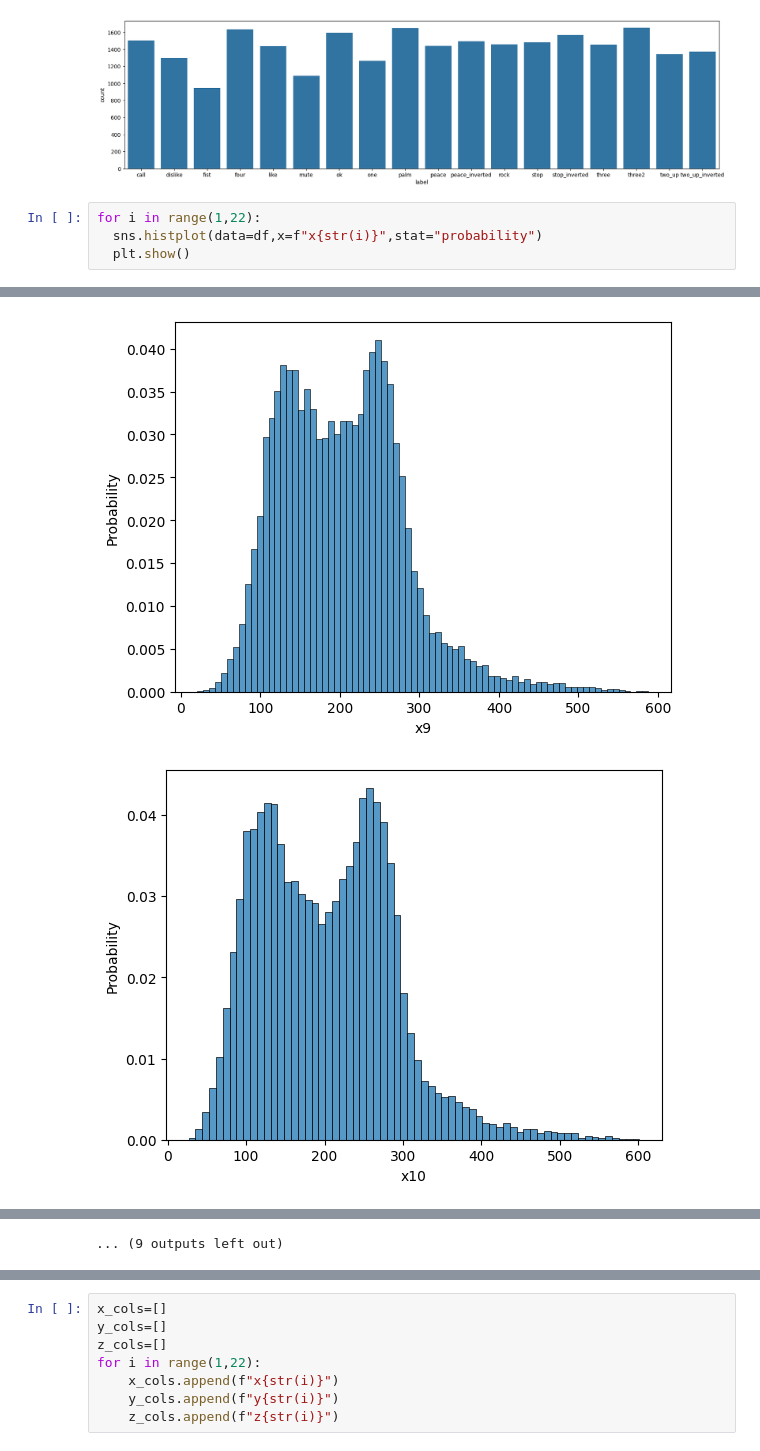
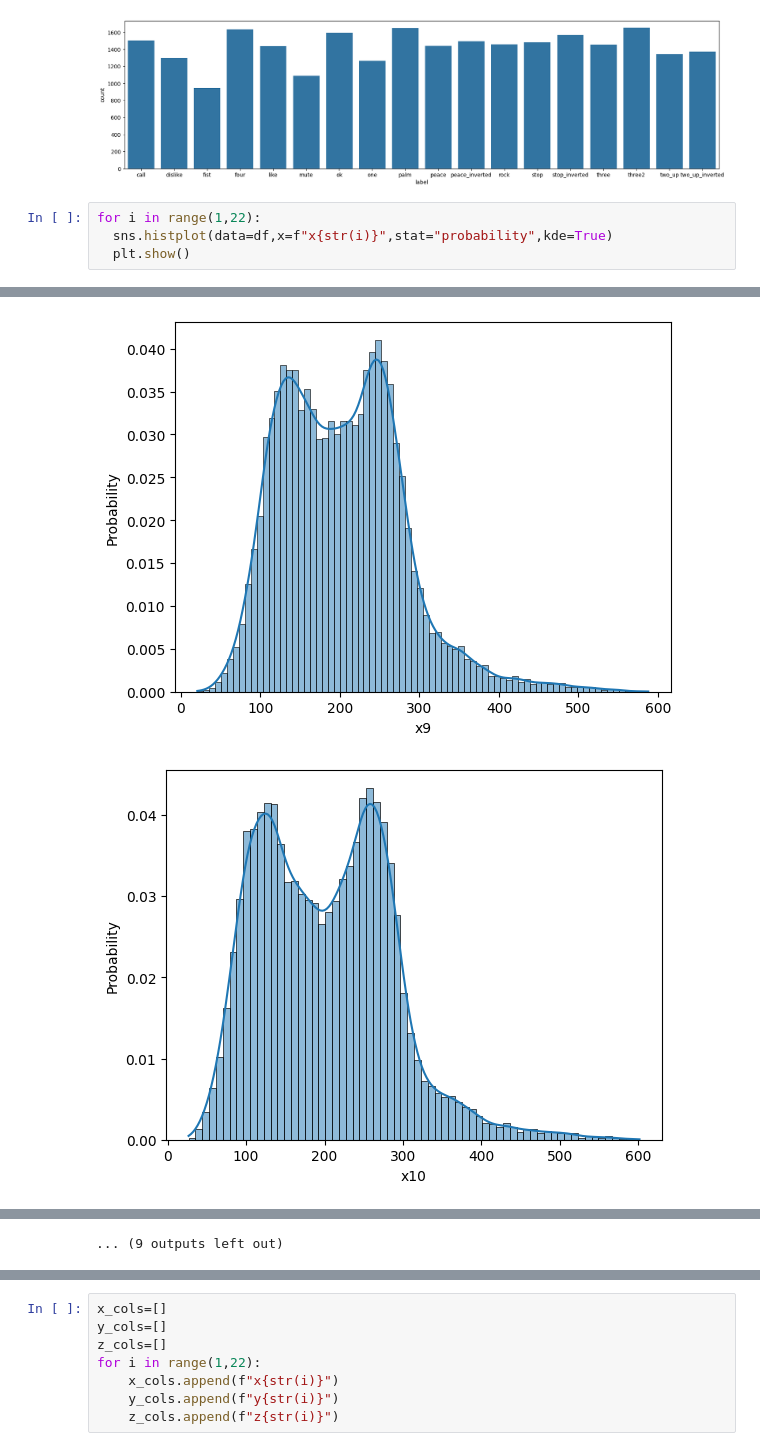
Before and after one commit to MazenFayed/Hand_Gesture_Classification_Using_MediaPipe_Landmarks_from_the_HaGRID_Dataset, a Jupyter notebook: Project.ipynb, the cells around one changed output, grey strips where cells are left out. Cells and saved outputs as stored; diff of their text form.

```diff
--- a/Project.ipynb
+++ b/Project.ipynb
@@ -89,6 +89,6 @@ sns.countplot(data=df,x="label")
 [figure]
 # %%
 for i in range(1,22):
-  sns.histplot(data=df,x=f"x{str(i)}",stat="probability")
+  sns.histplot(data=df,x=f"x{str(i)}",stat="probability",kde=True)
   plt.show()
 # %% [output]
@@ -103,2 +103,2 @@ for i in range(1,22):
-[figure, old version]
+[figure, new version]
-[figure, old version]
+[figure, new version]
```
Also changed, not shown: parts of 23 cells of this notebook.
